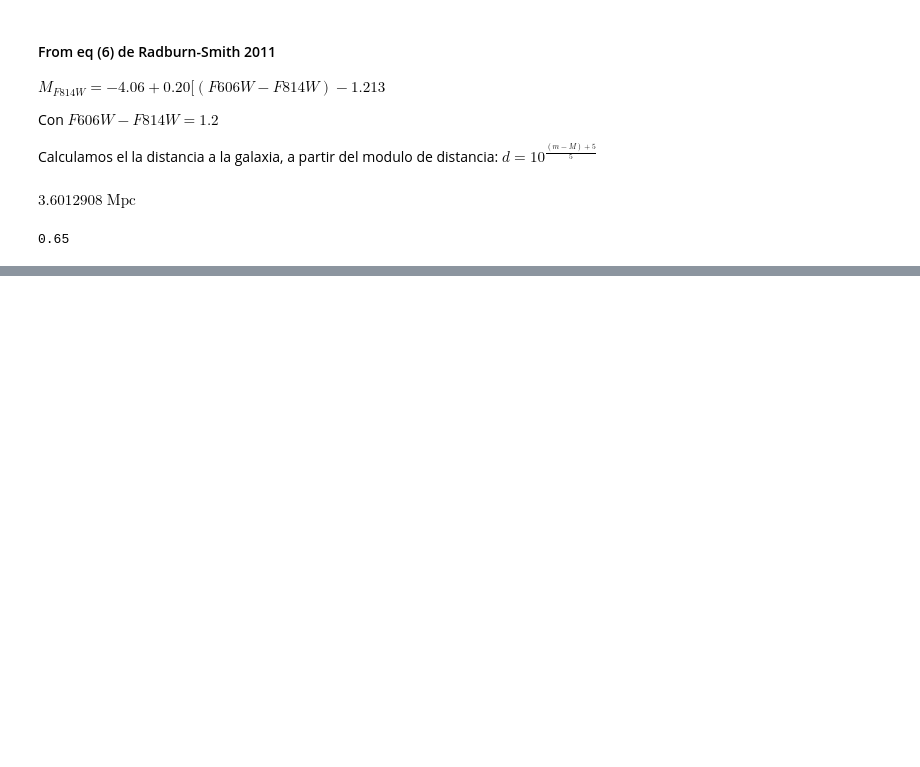
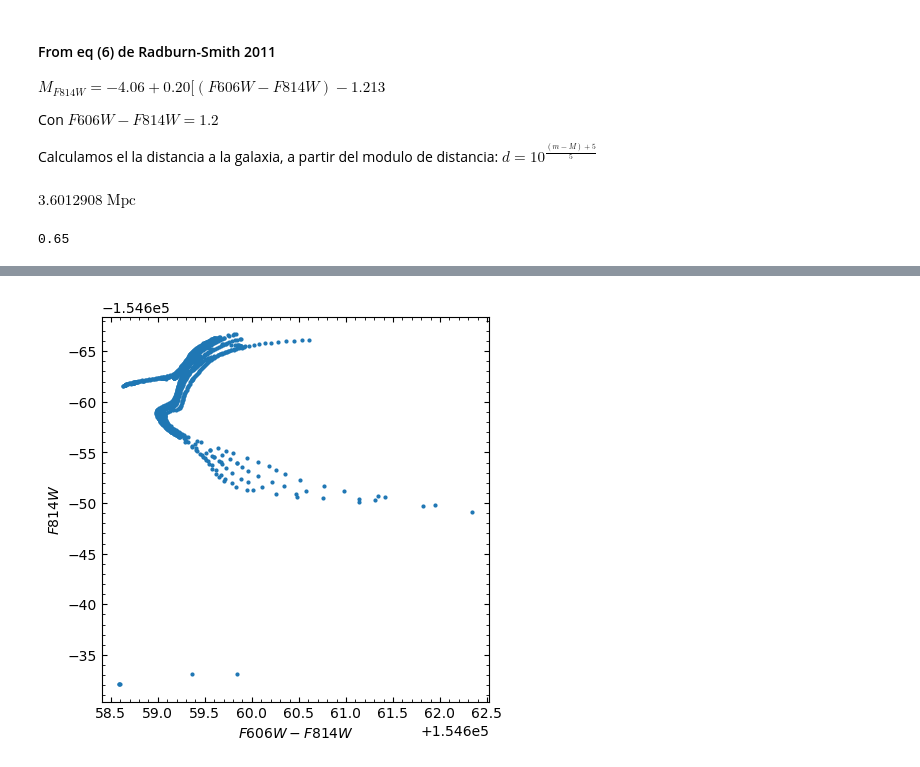
Before and after one commit to pmarchantc/Topicos-astr2024, a Jupyter notebook: M2/practico_M2.ipynb, the cells around one changed output, grey strips where cells are left out. Cells and saved outputs as stored; diff of their text form; code cells hidden in the pictures; blank space fills up the shorter version.

```diff
--- a/M2/practico_M2.ipynb
+++ b/M2/practico_M2.ipynb
@@ -355,0 +347,20 @@ $3.6012908 \; \mathrm{Mpc}$
+# %%
+#i_names = ['Zini','MH','logAge','Mini','int_IMF','Mass','logL','logTe','logg','label','McoreTP','C_O','period0','period1','period2','period3','period4',
+#           'pmode','Mloss','tau1m','X','Y','Xc','Xn','Xo','Cexcess','Z','mbolmag','Umag','Bmag','Vmag','Rmag','Imag','Jmag','Hmag','Kmag']
+
+i_names = ['Zini','MH','logAge','Mini','int_IMF','Mass','logL','logTe','logg','label','McoreTP','C_O','period0','period1','period2','period3','period4',
+           'pmode','Mloss','tau1m','X','Y','Xc','Xn','Xo','Cexcess','Z','mbolmag','F435Wmag','F475Wmag','F555Wmag','F606Wmag','F625Wmag','F775Wmag','F814Wmag']
+
+iso = Table.read('isocronas.dat', format='ascii')
+iso.rename_columns(iso.colnames,i_names)
+# %%
+A_606_V = 0.90328
+A_814_V = 59696
+E_606 = (A_606_V/Av_SF)/Rv
+E_814 = (A_814_V/Av_SF)/Rv
+
+A_606_ = R_606*(E_606)
+A_814_ = R_814*(E_814)
+
+iso['F814W_'] = Extintion_corr(iso['F814Wmag'], A_814_)
+iso['F606W_'] = Extintion_corr(iso['F606Wmag'], A_606_)
@@ -355,0 +390,17 @@ $3.6012908 \; \mathrm{Mpc}$
+# %%
+fig, ax = plt.subplots(1,1, figsize=(5,5))
+
+#ax.scatter(T['F606W_']-T['F814W_'], T['F814W_'], s=3, color='black', alpha=1)
+
+ax.scatter(iso_12e9['F606W_']-iso_12e9['F814W_'], iso_12e9['F814W_'], s=4)
+
+ax.set_ylim(ax.get_ylim()[::-1])
+ax.set_xlabel(r'$F606W-F814W$')
+ax.set_ylabel(r'$F814W$')
+ax.minorticks_on()
+ax.tick_params(axis='x', which='both', top=True, direction='in')
+ax.tick_params(axis='y', which='both', right=True, direction='in')
+#plt.tight_layout()
+#plt.savefig('CMD.jpg')
+# %% [output]
+[figure, added]
```
Also changed, not shown: parts of 13 cells of this notebook, 1 other file.
